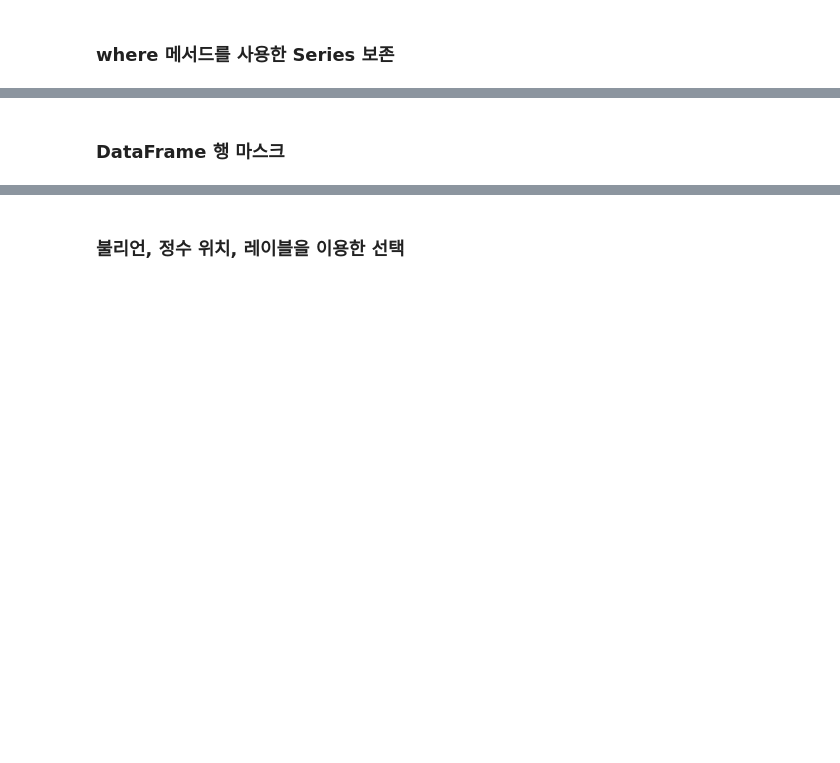
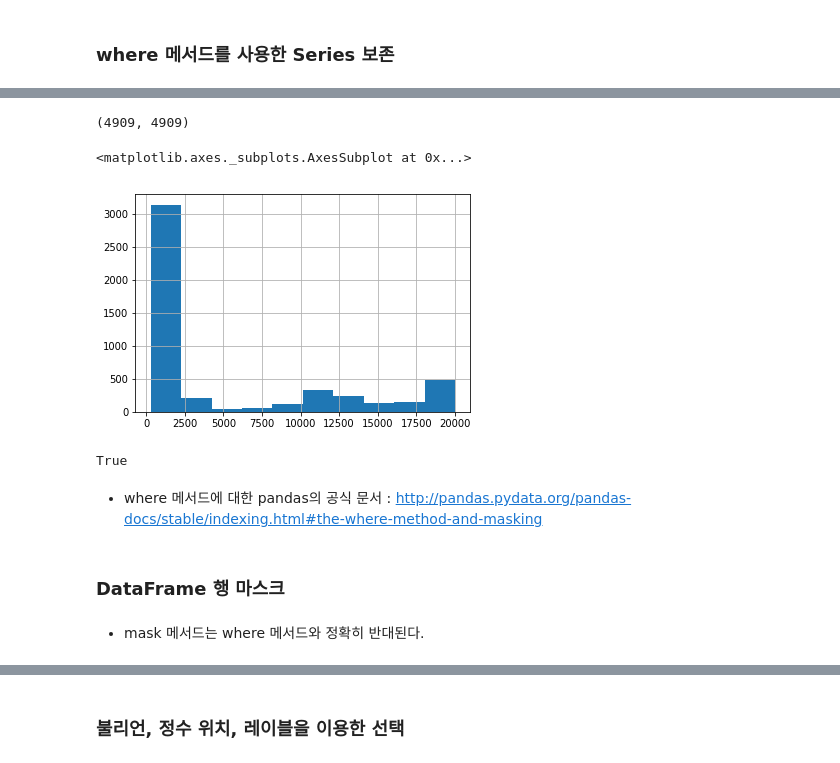
Before and after one commit to liberalapes/pandas_cookbook, a Jupyter notebook: 05장 불리언 인덱싱.ipynb, the cells around one changed output, grey strips where cells are left out. Drawn from its saved outputs; the diff is of its cells as text; code cells hidden in the pictures; blank space fills up the shorter version.

```diff
--- a/05장 불리언 인덱싱.ipynb
+++ b/05장 불리언 인덱싱.ipynb
@@ -520,0 +673,6 @@ employee[criteria].head()
+# %%
+criteria_low = fb_likes > 300
+fb_likes_cap = fb_likes.where(criteria_high, other=20000).where(criteria_low, 300)
+fb_likes_cap.head()
+
+# 개수의 상한가 하한을 설정하는 기준을 만든다. where 메서드를 체인시켜 조건에 맞지 않은 값을 모두 300으로 대체한다.
@@ -521,2 +687,21 @@ employee[criteria].head()
+# %%
+len(fb_likes), len(fb_likes_cap)
+# Series 의 차이가 없음을 확인
+# %% [output]
+(4909, 4909)
+# %%
+fb_likes_cap.hist()
+# %% [output]
+<matplotlib.axes._subplots.AxesSubplot at 0x...>
+[figure, added]
+# %%
+fb_likes_cap2 = fb_likes.clip(lower=300, upper = 20000)
+fb_likes_cap2.equals(fb_likes_cap)
+# %% [output]
+True
+# %% [markdown]
+- where 메서드에 대한 pandas의 공식 문서 : http://pandas.pydata.org/pandas-docs/stable/indexing.html#the-where-method-and-masking
 # %% [markdown]
 ### DataFrame 행 마스크
+# %% [markdown]
+- mask 메서드는 where 메서드와 정확히 반대된다.
```
Also changed, not shown: parts of 56 cells of this notebook.
